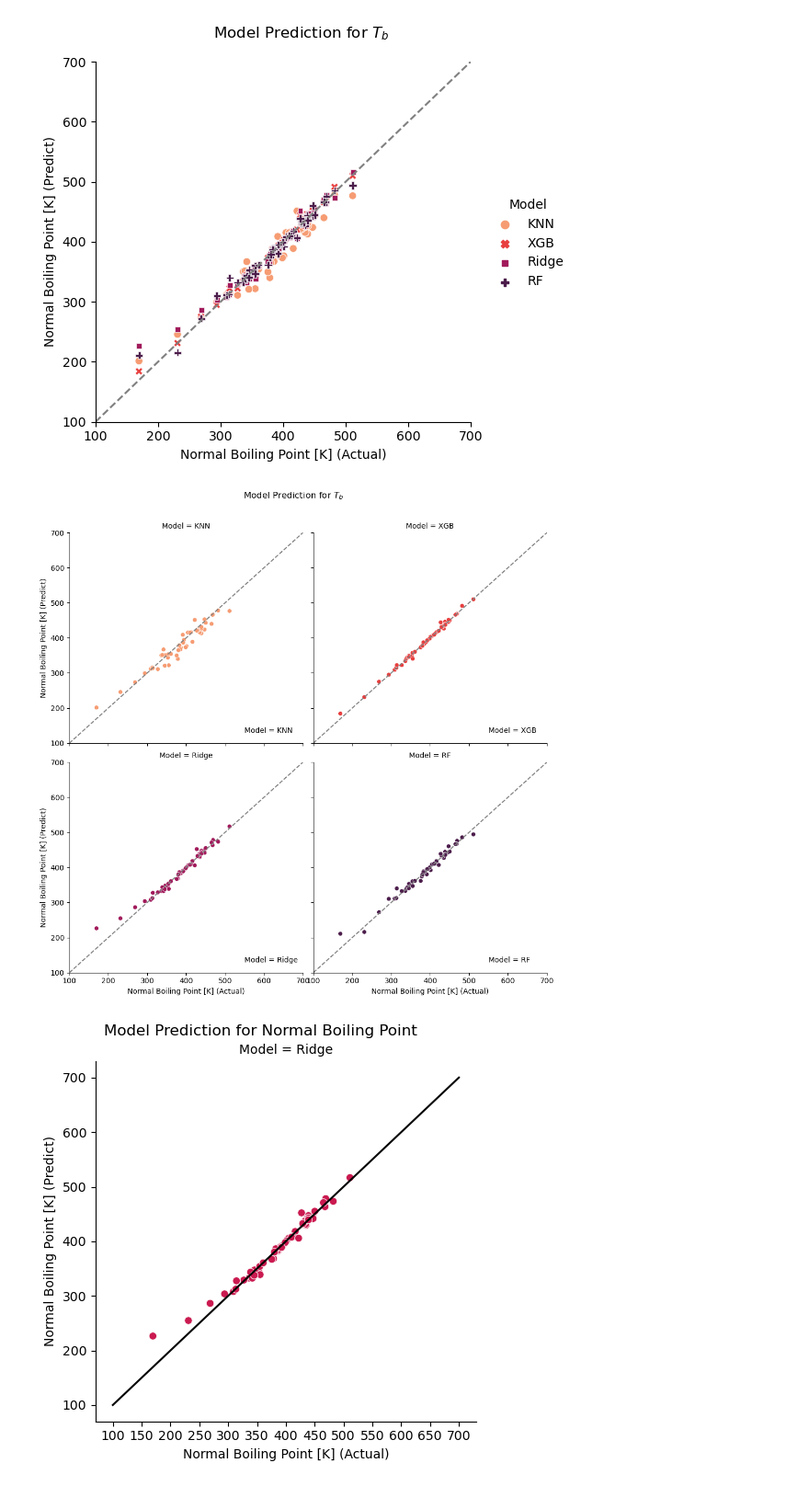
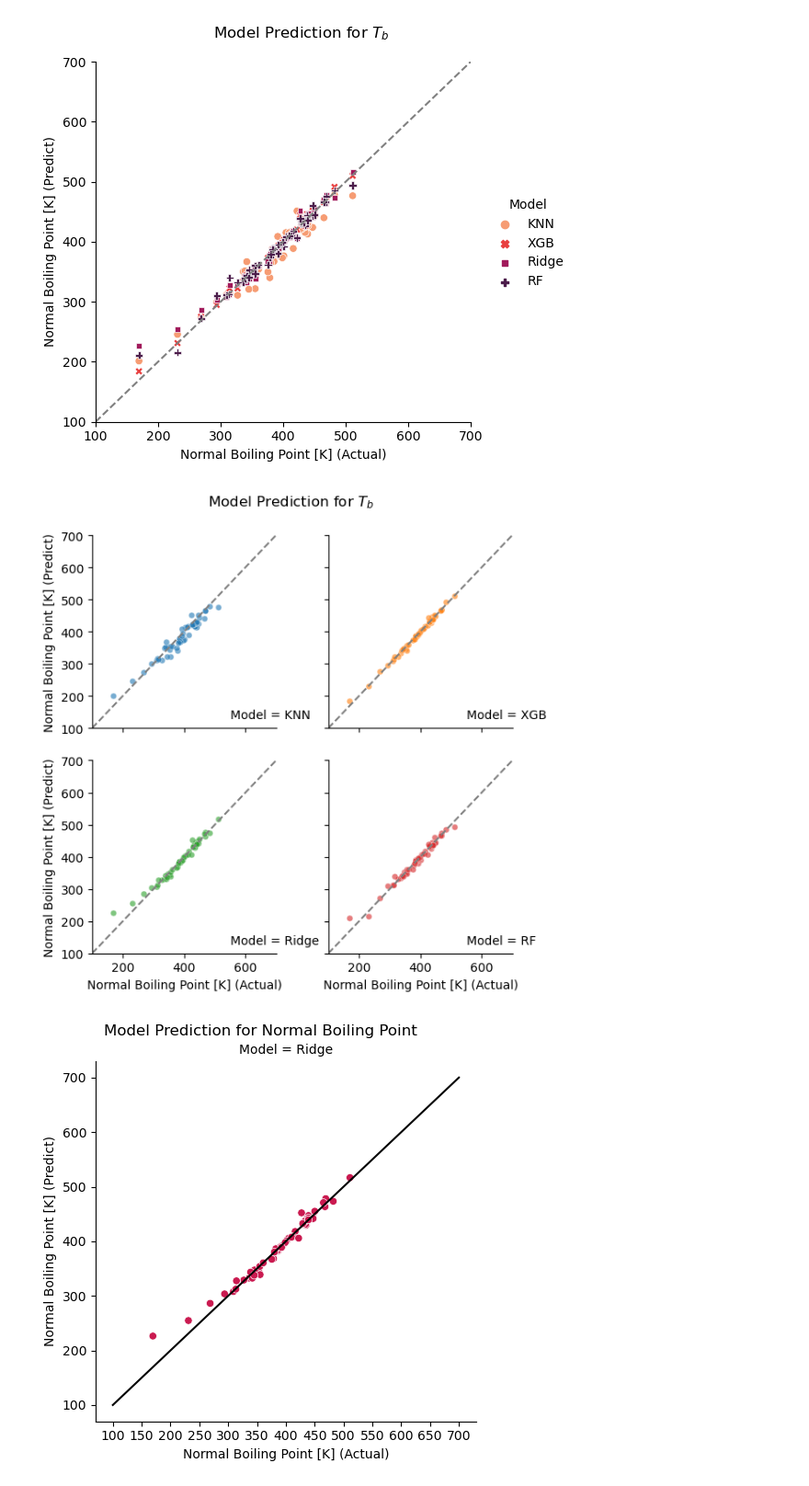
Before and after one commit to Sawahiko/SMILE_to_Feature, a Jupyter notebook: First Semester/[Use] Example/For First Semeter/Example id=13 CH 560.ipynb, the cells around one changed output. Shown at 92% size. Drawn from its saved outputs; the diff is of its cells as text; code cells hidden in the pictures.

Commit message:
change format of picture in report

```diff
--- a/First Semester/[Use] Example/For First Semeter/Example id=13 CH 560.ipynb
+++ b/First Semester/[Use] Example/For First Semeter/Example id=13 CH 560.ipynb
@@ -201,33 +201,47 @@ plt.show()
 # %%
 df_visual2 = df_visual.copy()
 x_min = -25; x_max= 20
 y_min = x_min; y_max = x_max
-g= sns.relplot(
-    data=df_visual2, x="Normal Boiling Point [K] (Actual)", y="Normal Boiling Point [K] (Predict)",
-    col="Model", col_wrap=2,
-    hue="Model",
-    #style="Model",
-    palette="rocket_r",
-    kind="scatter",
-    legend=False,
-    aspect=1
 
-)
+g = sns.FacetGrid(df_visual2, col="Model", col_wrap=2, hue="Model")
+g.map_dataframe(sns.scatterplot, x="Normal Boiling Point [K] (Actual)", y="Normal Boiling Point [K] (Predict)", alpha=0.6, s=25)
+#g.map_dataframe(lambda data, **kws: plt.axline((0, 0), slope=1, color='.5', linestyle='--'))
 def annotate(data, **kws):
     plt.axline((0, 0), slope=1, color='.5', linestyle='--')
     ax = plt.gca()
     count = data["Model"].unique()[0]
     ax.text(.75, 0.05, 'Model = {}'.format(count),
             transform=ax.transAxes)
 g.map_dataframe(annotate)
+g.set_titles(col_template="")
+
+
+#========================================#
+'''
+g= sns.scatterplot(
+    data=df_visual2,
+    #col="Model", col_wrap=2,
+    hue="Model", style="Model",
+    palette="rocket_r",
+    s=100
+)
+
+def annotate(data, **kws):
+    plt.axline((0, 0), slope=1, color='.5', linestyle='--')
+    ax = plt.gca()
+    count = data["Model"].unique()[0]
+    ax.text(.75, 0.05, 'Model = {}'.format(count),
+            transform=ax.transAxes)
+g.map_dataframe(annotate)
+'''
 g.set(xlim=(100, 700))
 g.set(ylim=(100, 700))
 
 g.fig.subplots_adjust(top=0.9)
 g.fig.suptitle("Model Prediction for $T_b$")
 plt.show()
 # %% [output]
-[figure, old version]
+[figure, new version]
 # %%
 df_visual2 = df_visual[df_visual["Model"]=="Ridge"]
 g= sns.relplot(
```
Also changed, not shown: parts of 1 cell of this notebook, 4 other files.
